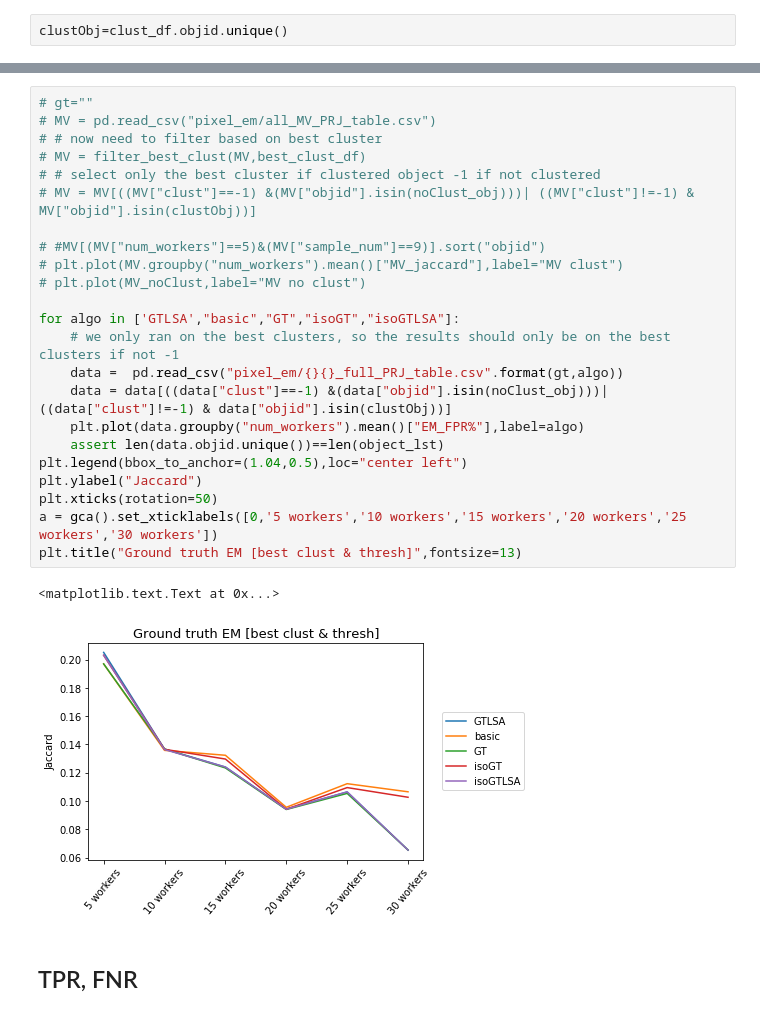
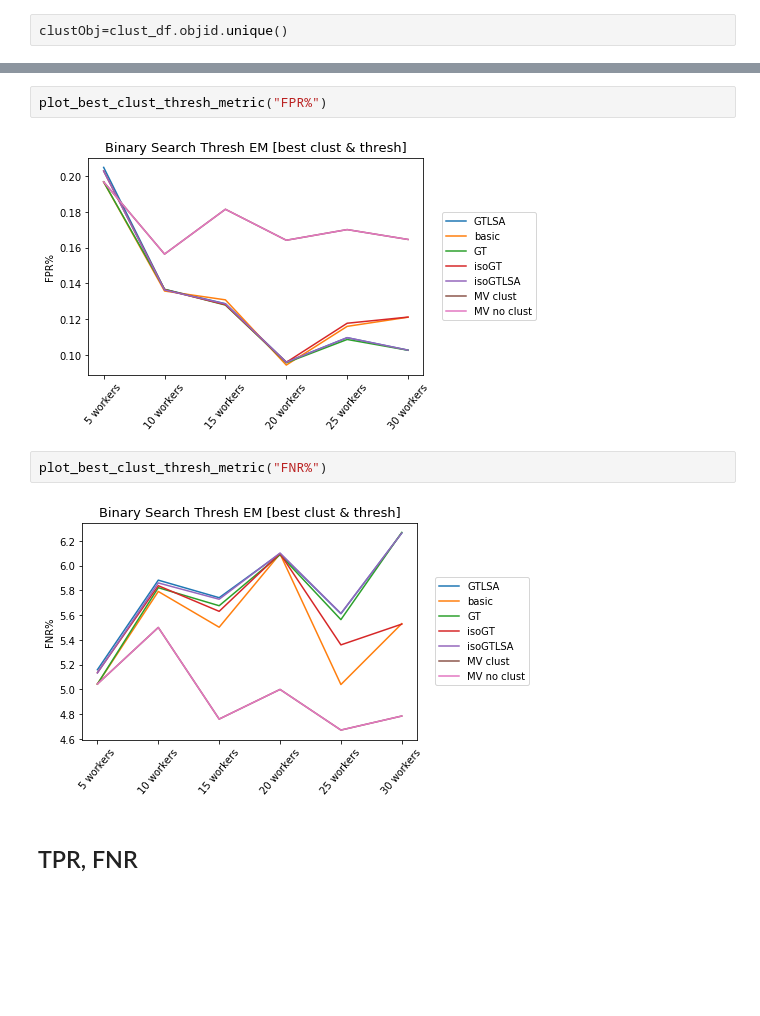
Before and after one commit to cognoscentai/segmentation, a Jupyter notebook: ipynb/CompleteDownstreamAnalysis.ipynb, the cells around one changed output, grey strips where cells are left out. Saved outputs shown, nothing was run; the diff lists cells and outputs as text; blank space fills up the shorter version.

```diff
--- a/ipynb/CompleteDownstreamAnalysis.ipynb
+++ b/ipynb/CompleteDownstreamAnalysis.ipynb
@@ -124,29 +120,11 @@ data[data["num_workers"]==30]
-# %%
-# gt=""
-# MV = pd.read_csv("pixel_em/all_MV_PRJ_table.csv")
-# # now need to filter based on best cluster
-# MV = filter_best_clust(MV,best_clust_df)
-# # select only the best cluster if clustered object -1 if not clustered
-# MV = MV[((MV["clust"]==-1) &(MV["objid"].isin(noClust_obj)))| ((MV["clust"]!=-1) & MV["objid"].isin(clustObj))]
-
-# #MV[(MV["num_workers"]==5)&(MV["sample_num"]==9)].sort("objid")
-# plt.plot(MV.groupby("num_workers").mean()["MV_jaccard"],label="MV clust")
-# plt.plot(MV_noClust,label="MV no clust")
-
-for algo in ['GTLSA',"basic","GT","isoGT","isoGTLSA"]:
-    # we only ran on the best clusters, so the results should only be on the best clusters if not -1
-    data =  pd.read_csv("pixel_em/{}{}_full_PRJ_table.csv".format(gt,algo))
-    data = data[((data["clust"]==-1) &(data["objid"].isin(noClust_obj)))| ((data["clust"]!=-1) & data["objid"].isin(clustObj))]
-    plt.plot(data.groupby("num_workers").mean()["EM_FPR%"],label=algo)
-    assert len(data.objid.unique())==len(object_lst)
-plt.legend(bbox_to_anchor=(1.04,0.5),loc="center left")
-plt.ylabel("Jaccard")
-plt.xticks(rotation=50)
-a = gca().set_xticklabels([0,'5 workers','10 workers','15 workers','20 workers','25 workers','30 workers'])
-plt.title("Ground truth EM [best clust & thresh]",fontsize=13)
-# %% [output]
-<matplotlib.text.Text at 0x...>
-[figure, removed]
+# %%
+plot_best_clust_thresh_metric("FPR%")
+# %% [output]
+[figure, added]
+# %%
+plot_best_clust_thresh_metric("FNR%")
+# %% [output]
+[figure, added]
 # %% [markdown]
 ## TPR, FNR
 # %%
```
Also changed, not shown: parts of 7 cells of this notebook, 3 other files.
